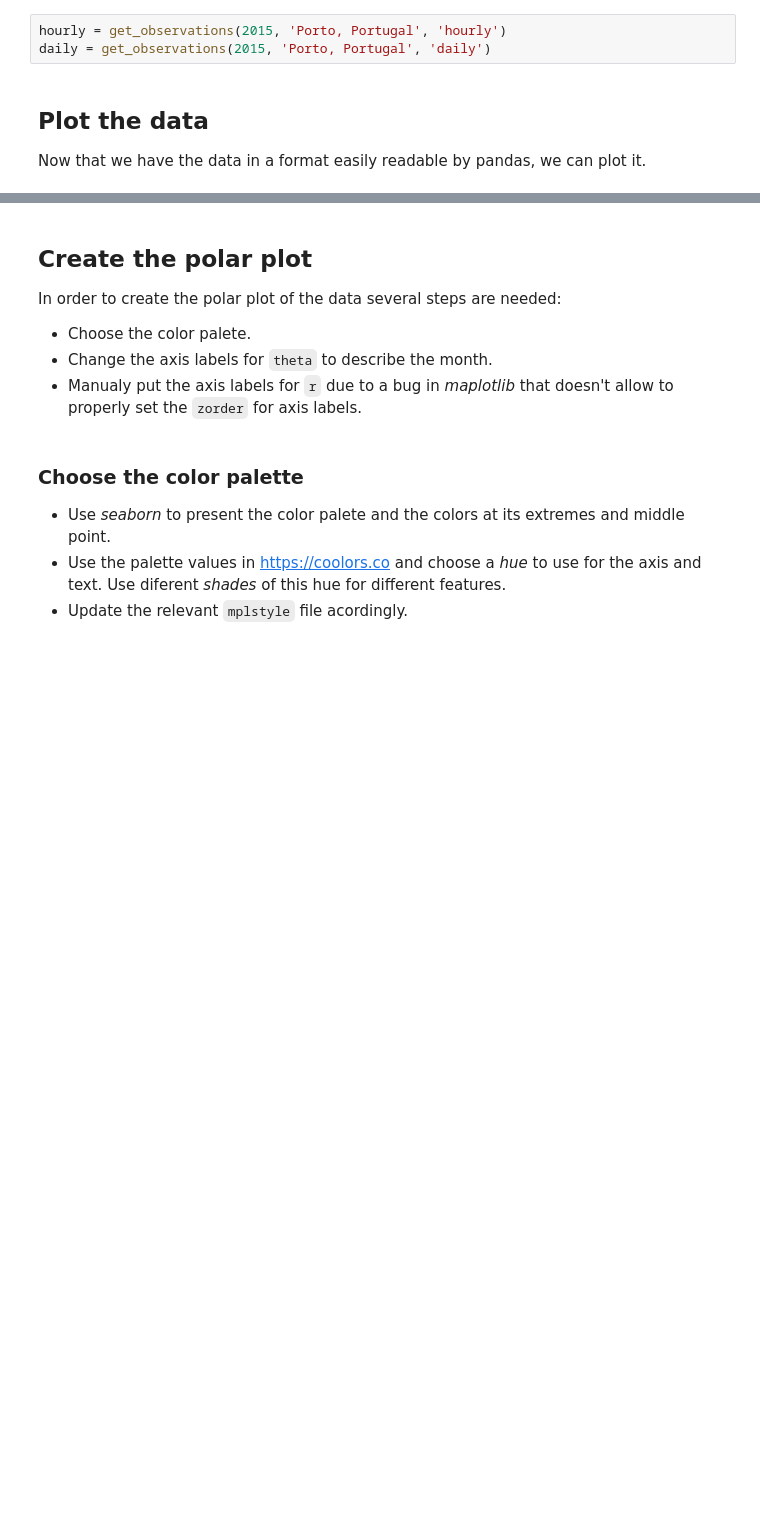
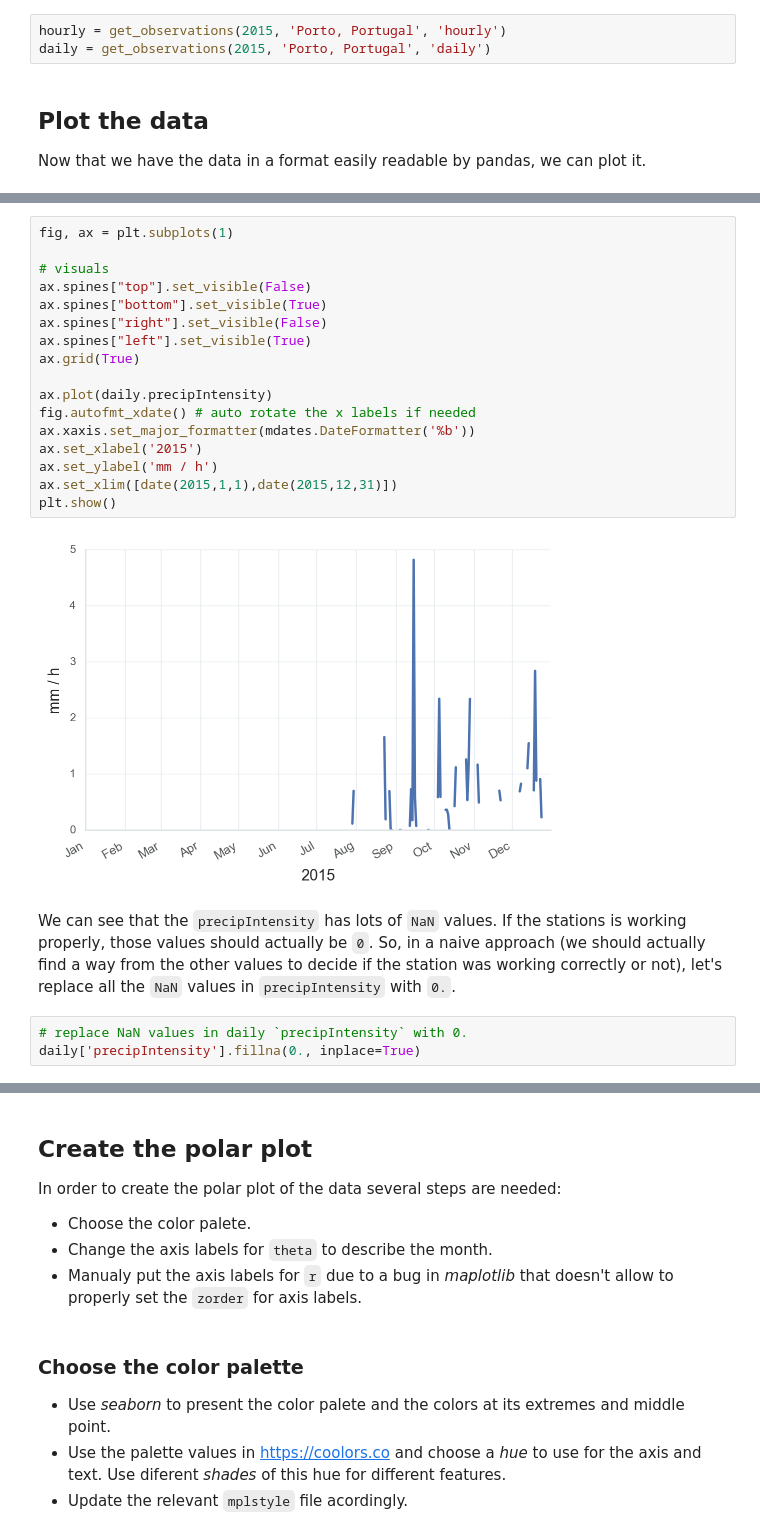
Before and after one commit to SvanBoxel/weather_analysis, a Jupyter notebook: notebooks/exploration/2.0-visualize-darksky-data.ipynb, the cells around one changed output, grey strips where cells are left out. Cells and saved outputs as stored; diff of their text form; blank space fills up the shorter version.

```diff
--- a/notebooks/exploration/2.0-visualize-darksky-data.ipynb
+++ b/notebooks/exploration/2.0-visualize-darksky-data.ipynb
@@ -122,0 +147,24 @@ daily.temperatureMin.plot()
+# %%
+fig, ax = plt.subplots(1)
+
+# visuals
+ax.spines["top"].set_visible(False)
+ax.spines["bottom"].set_visible(True)
+ax.spines["right"].set_visible(False)
+ax.spines["left"].set_visible(True)
+ax.grid(True)
+
+ax.plot(daily.precipIntensity)
+fig.autofmt_xdate() # auto rotate the x labels if needed
+ax.xaxis.set_major_formatter(mdates.DateFormatter('%b'))
+ax.set_xlabel('2015')
+ax.set_ylabel('mm / h')
+ax.set_xlim([date(2015,1,1),date(2015,12,31)])
+plt.show()
+# %% [output]
+[figure, added]
+# %% [markdown]
+We can see that the `precipIntensity` has lots of `NaN` values. If the stations is working properly, those values should actually be `0`. So, in a naive approach (we should actually find a way from the other values to decide if the station was working correctly or not), let's replace all the `NaN` values in `precipIntensity` with `0.`.
+# %%
+# replace NaN values in daily `precipIntensity` with 0.
+daily['precipIntensity'].fillna(0., inplace=True)
```
Also changed, not shown: parts of 8 cells of this notebook.
